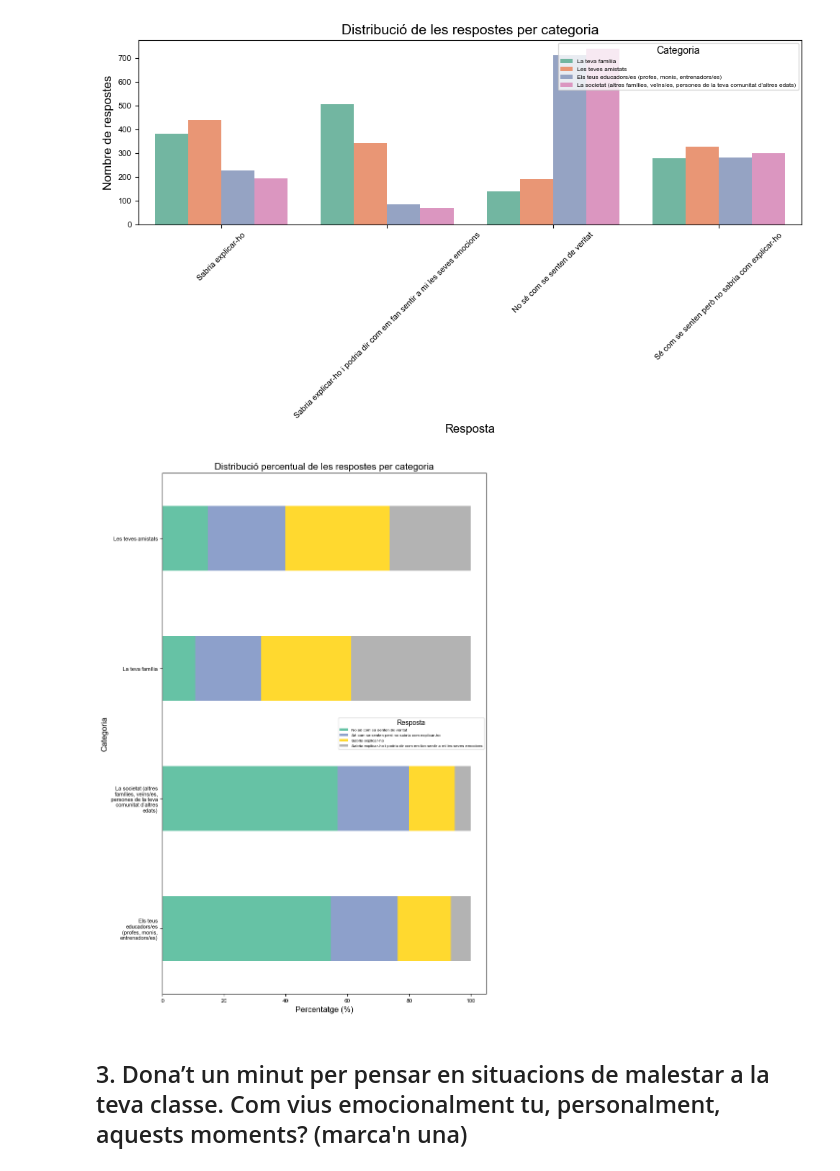
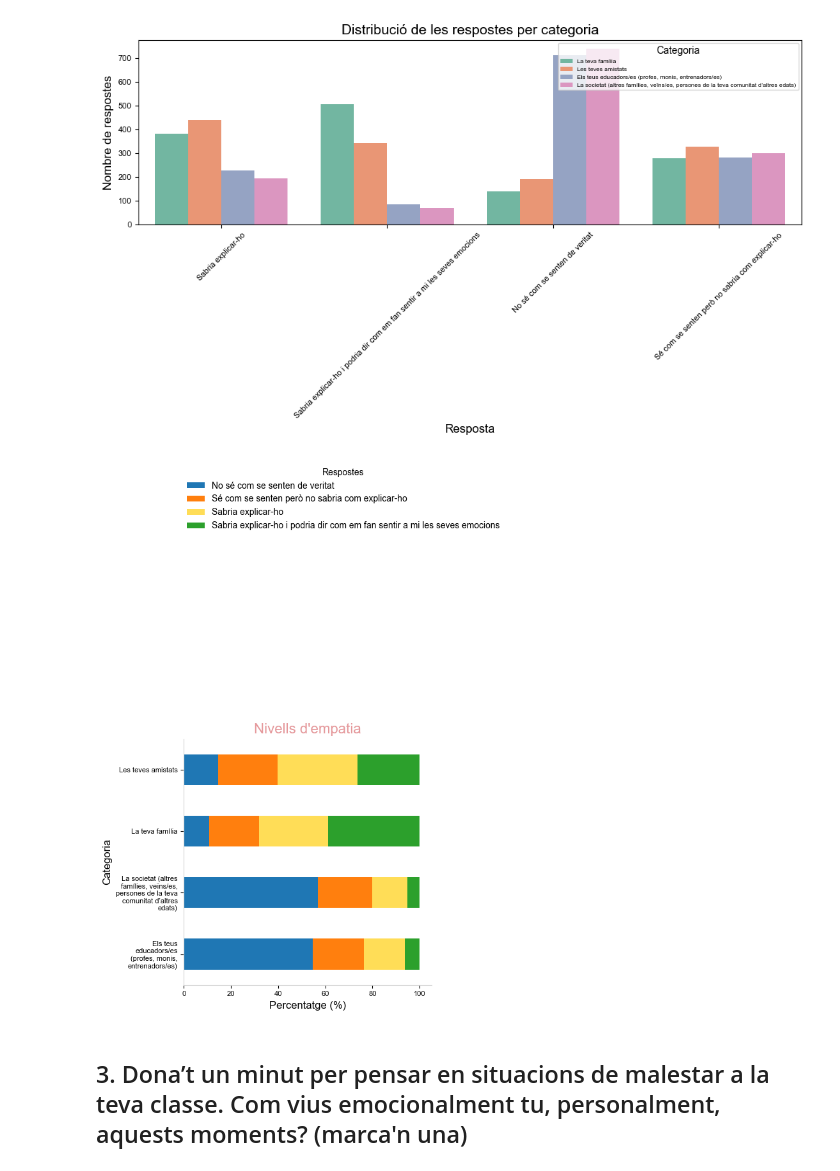
Before and after one commit to sebasto7/SEJ, a Jupyter notebook: SEJ24-analisis.ipynb, the cells around one changed output. Saved outputs shown, nothing was run; the diff lists cells and outputs as text; code cells hidden in the pictures.

Commit message:
Mejoras de aspecto y colores

```diff
--- a/SEJ24-analisis.ipynb
+++ b/SEJ24-analisis.ipynb
@@ -835,43 +960,53 @@ import seaborn as sns
 import textwrap
 
 # Datos
-ata = SEJ_conciencia_sentir_p2.copy()
-
+data = SEJ_conciencia_sentir_p2.copy()
 df = pd.DataFrame(data)
 
 # Convertir cada columna en la frecuencia de las respuestas
 df_melted = df.melt(var_name='Categoria', value_name='Resposta')
 
 # Calcular los porcentajes por cada respuesta dentro de cada categoría
 df_percent = df_melted.groupby(['Categoria', 'Resposta']).size().unstack().fillna(0)
 df_percent = df_percent.div(df_percent.sum(axis=1), axis=0) * 100  # Convertir a porcentajes
 
 # Reordenar las categorías de las respuestas
 respuestas = list(df_percent.columns)  # Obtener la lista de respuestas
 ultima_respuesta = respuestas.pop()  # Extraer la última respuesta
 respuestas.insert(1, ultima_respuesta)  # Insertarla en la segunda posición
-
 df_percent = df_percent[respuestas]  # Reordenar las columnas del DataFrame
 
+# Definir colores manualmente para representar niveles crecientes de empatía
+colores_manual = ["#1f77b4", "#ff7f0e", "#ffdd57", "#2ca02c"]
+
 # Crear la figura y los ejes
-fig, ax = plt.subplots(figsize=(8.27, 11.69))  # Tamaño A4 (DINA4)
+fig, ax = plt.subplots(figsize=(5, 5))  # Tamaño A4 (DINA4) figsize=(8.27, 11.69)
 
 # Crear el gráfico de barras apiladas con los ejes invertidos
-df_percent.plot(kind='barh', stacked=True, colormap='Set2', ax=ax)
+df_percent.plot(kind='barh', stacked=True, color=colores_manual, ax=ax)
 
 # Añadir título y etiquetas
-ax.set_title('Distribució percentual de les respostes per categoria', fontsize=14)
+ax.set_title("Nivells d'empatia", fontsize=16, color="#E5989B")
 ax.set_xlabel('Percentatge (%)', fontsize=12)
 ax.set_ylabel('Categoria', fontsize=12)
 
 # Dividir los nombres de las categorías en múltiples líneas si son muy largos
 ax.set_yticklabels(['\n'.join(textwrap.wrap(label, 20)) for label in df_percent.index])
 
+# Mejorar la estética del gráfico
+ax.spines['top'].set_visible(False)
+ax.spines['right'].set_visible(False)
+ax.spines['left'].set_color("#D3D3D3")
+ax.spines['bottom'].set_color("#D3D3D3")
+
+# Mover la leyenda a la parte superior izquierda, fuera del gráfico
+ax.legend(title="Respostes", bbox_to_anchor=(-0.02, 2.134), loc='upper left', fontsize=10, frameon=False)
+
 # Ajustar el diseño para evitar cortes
 fig.tight_layout()
 plt.show()
 # %% [output]
-[figure, old version]
+[figure, new version]
 # %%
 # Si se quiere guardar el gráfico al PC
 # Definiendo directorios
```
Also changed, not shown: parts of 18 cells of this notebook.
